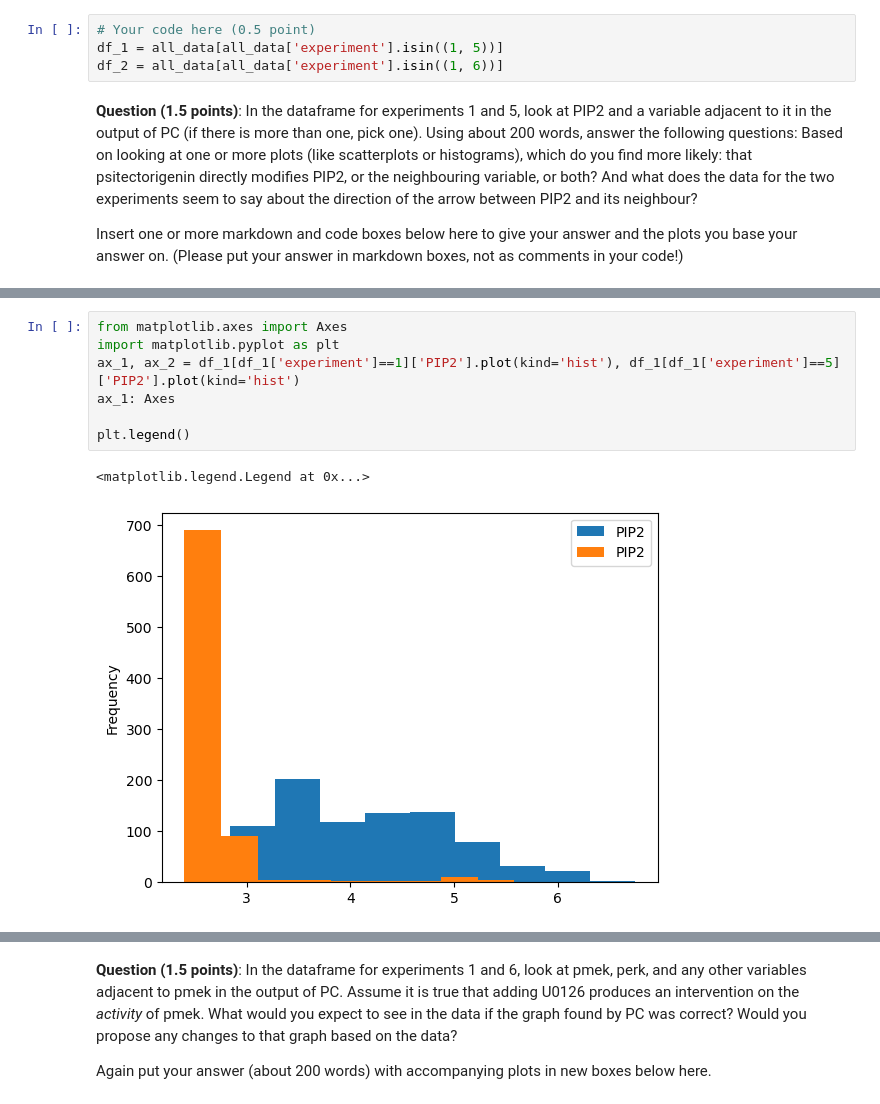
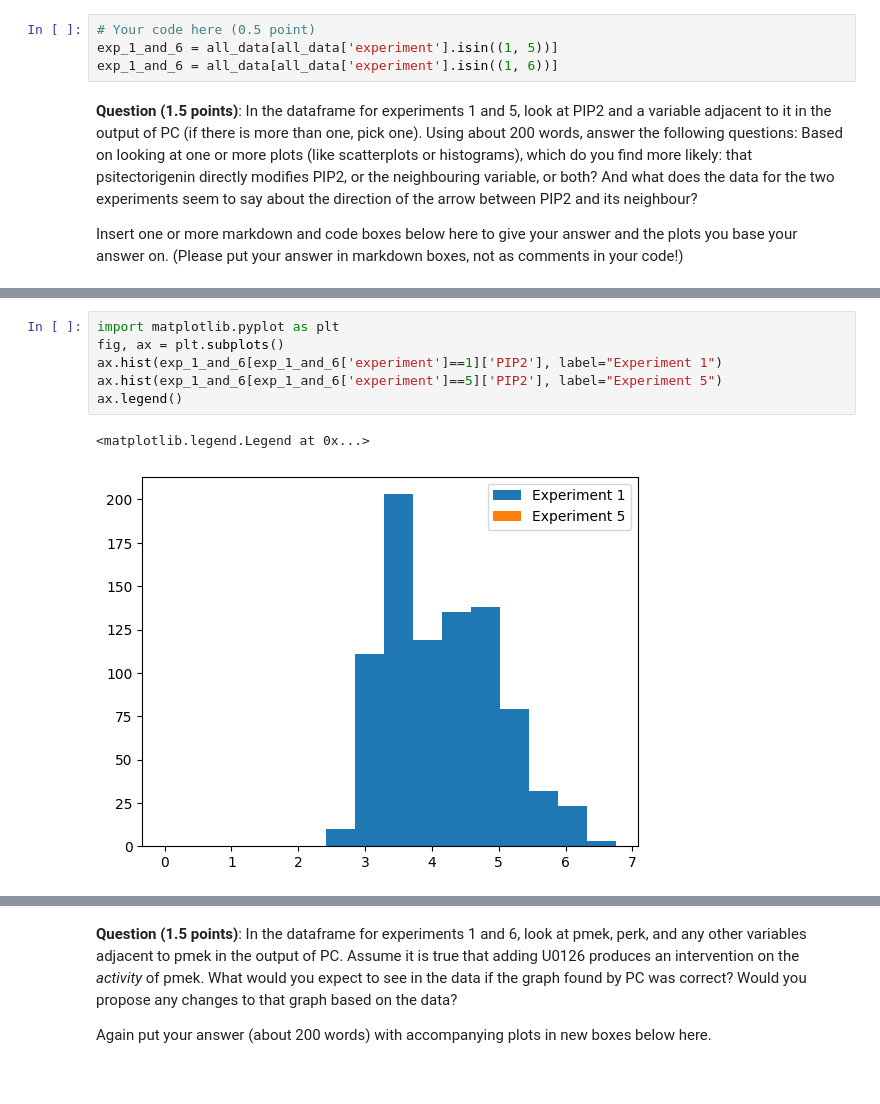
Before and after one commit to alexocayanez/AML_assignments, a Jupyter notebook: Ass 4/AML_assignment4.ipynb, the cells around one changed output, grey strips where cells are left out. Drawn from its saved outputs; the diff is of its cells as text.

Commit message:
Experiments 5 and 6 Ass4

```diff
--- a/Ass 4/AML_assignment4.ipynb
+++ b/Ass 4/AML_assignment4.ipynb
@@ -390,8 +373,8 @@ For some of the interventions in the data, here is what they do according to man
 Create two new dataframes, one containing all data from experiments 1 and 5, and one with the data from experiments 1 and 6. These dataframes should still have an 'experiment' column, so that you can tell for each row whether it came from the observational or the interventional dataset.
 # %%
 # Your code here (0.5 point)
-df_1 = all_data[all_data['experiment'].isin((1, 5))]
-df_2 = all_data[all_data['experiment'].isin((1, 6))]
+exp_1_and_6 = all_data[all_data['experiment'].isin((1, 5))]
+exp_1_and_6 = all_data[all_data['experiment'].isin((1, 6))]
 # %% [markdown]
 **Question (1.5 points)**: In the dataframe for experiments 1 and 5, look at PIP2 and a variable adjacent to it in the output of PC (if there is more than one, pick one). Using about 200 words, answer the following questions: Based on looking at one or more plots (like scatterplots or histograms), which do you find more likely: that psitectorigenin directly modifies PIP2, or the neighbouring variable, or both? And what does the data for the two experiments seem to say about the direction of the arrow between PIP2 and its neighbour?
 
@@ -419,11 +385,10 @@ test: pakts473 and PKA given praf, plcg, PIP2, perk -> pval={7.984935023018384e-
 [drawing not drawn]
-# %%
-from matplotlib.axes import Axes
-import matplotlib.pyplot as plt
-ax_1, ax_2 = df_1[df_1['experiment']==1]['PIP2'].plot(kind='hist'), df_1[df_1['experiment']==5]['PIP2'].plot(kind='hist')
-ax_1: Axes
-
-plt.legend()
-# %% [output]
-<matplotlib.legend.Legend at 0x...>
-[figure, removed]
+# %%
+import matplotlib.pyplot as plt
+fig, ax = plt.subplots()
+ax.hist(exp_1_and_6[exp_1_and_6['experiment']==1]['PIP2'], label="Experiment 1")
+ax.hist(exp_1_and_6[exp_1_and_6['experiment']==5]['PIP2'], label="Experiment 5")
+ax.legend()
+# %% [output]
+<matplotlib.legend.Legend at 0x...>
+[figure, added]
```
Also changed, not shown: parts of 9 cells of this notebook.
